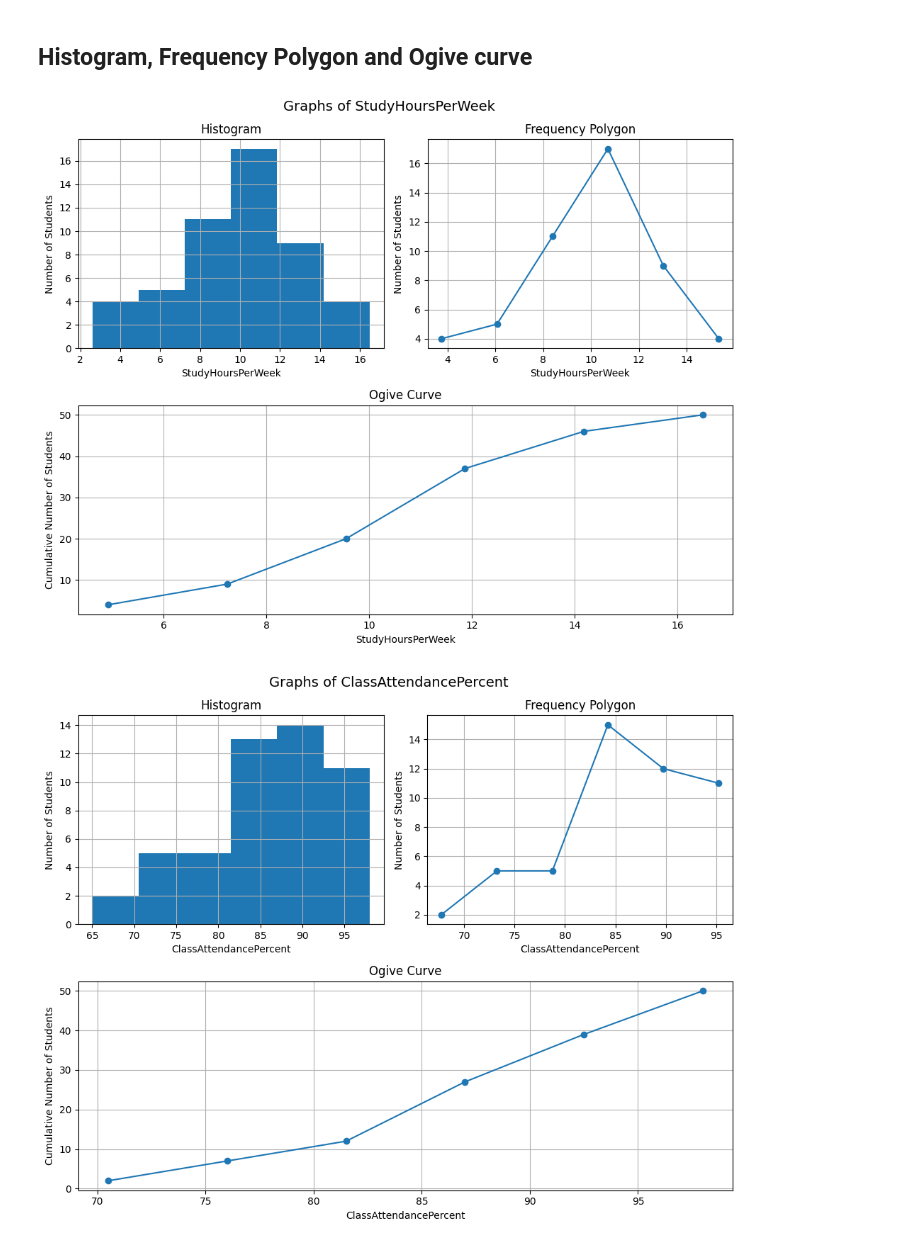
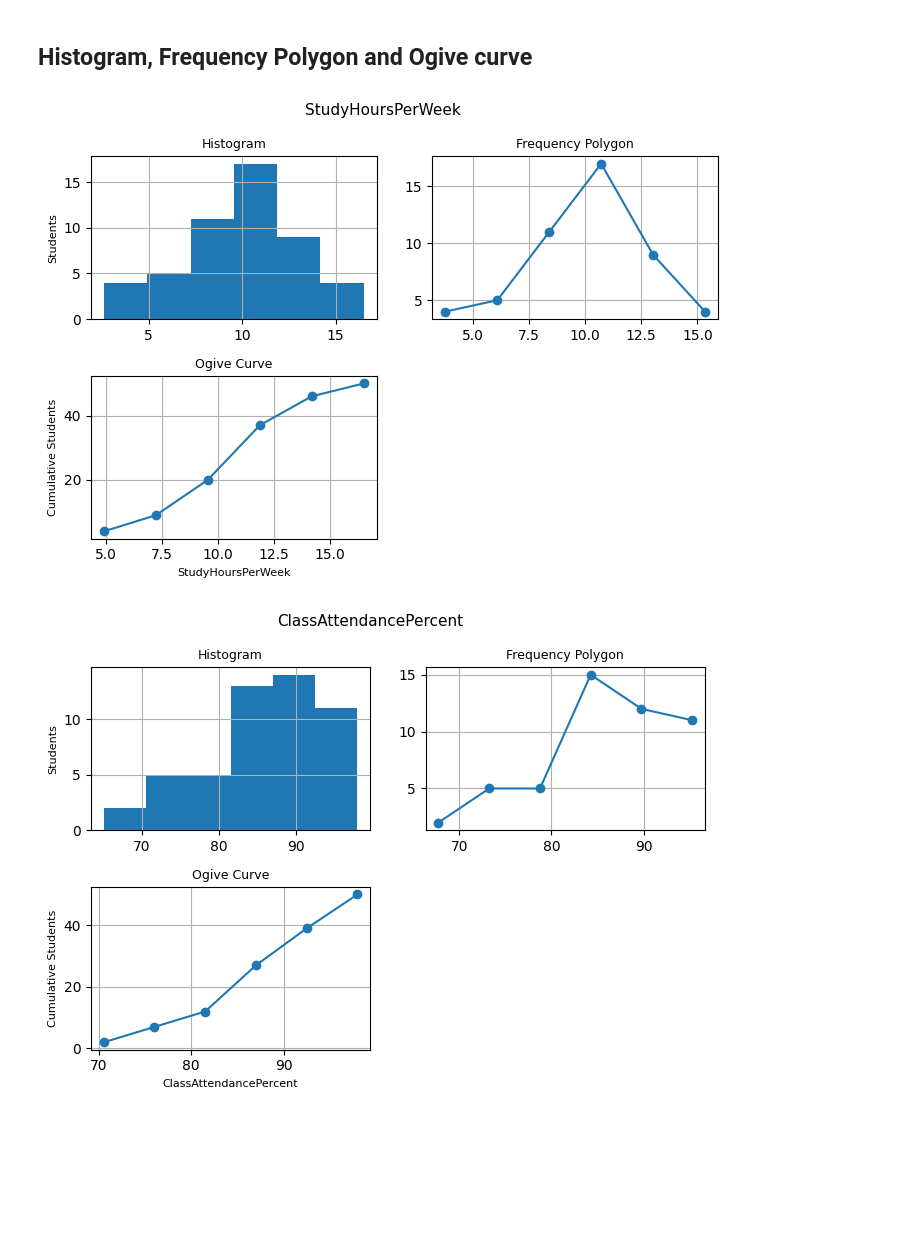
Before and after one commit to RaiyanEOF/STA201-Project, a Jupyter notebook: Sta201_Project.ipynb, the cells around one changed output. Drawn from its saved outputs; the diff is of its cells as text; code cells hidden in the pictures; blank space fills up the shorter version.

```diff
--- a/Sta201_Project.ipynb
+++ b/Sta201_Project.ipynb
@@ -225,60 +225,57 @@ df = pd.read_csv(StringIO(data), sep=r"\s+")
 variables = [
     "StudyHoursPerWeek",
     "ClassAttendancePercent",
     "PreviousGPA",
     "FinalExamScore"
 ]
 
 # =====================================
-# Graph Function (NEW LAYOUT)
+# Compact Graph Function
 # =====================================
-def draw_graphs(series, var_name, bins=6):
+def draw_compact_graphs(series, var_name, bins=6):
 
     series = series.dropna()
 
     categories = pd.cut(series, bins=bins, include_lowest=True)
     freq = categories.value_counts().sort_index()
     cum_freq = freq.cumsum()
 
     midpoints = [interval.mid for interval in freq.index]
     upper_bounds = [interval.right for interval in freq.index]
 
-    # Create layout
-    fig = plt.figure(figsize=(10,8))
+    # SMALL COMPACT FIGURE
+    fig, axs = plt.subplots(2,2, figsize=(7,5))
 
-    # Histogram (top left)
-    ax1 = plt.subplot2grid((2,2),(0,0))
-    ax1.hist(series, bins=bins)
-    ax1.set_title("Histogram")
-    ax1.set_xlabel(var_name)
-    ax1.set_ylabel("Number of Students")
-    ax1.grid(True)
+    # Histogram
+    axs[0,0].hist(series, bins=bins)
+    axs[0,0].set_title("Histogram", fontsize=9)
+    axs[0,0].set_ylabel("Students", fontsize=8)
+    axs[0,0].grid(True)
 
-    # Frequency Polygon (top right)
-    ax2 = plt.subplot2grid((2,2),(0,1))
-    ax2.plot(midpoints, freq.values, marker='o')
-    ax2.set_title("Frequency Polygon")
-    ax2.set_xlabel(var_name)
-    ax2.set_ylabel("Number of Students")
-    ax2.grid(True)
+    # Frequency Polygon
+    axs[0,1].plot(midpoints, freq.values, marker='o')
+    axs[0,1].set_title("Frequency Polygon", fontsize=9)
+    axs[0,1].grid(True)
 
-    # Ogive Curve (bottom centered)
-    ax3 = plt.subplot2grid((2,2),(1,0), colspan=2)
-    ax3.plot(upper_bounds, cum_freq.values, marker='o')
-    ax3.set_title("Ogive Curve")
-    ax3.set_xlabel(var_name)
-    ax3.set_ylabel("Cumulative Number of Students")
-    ax3.grid(True)
+    # Ogive (center bottom)
+    axs[1,0].plot(upper_bounds, cum_freq.values, marker='o')
+    axs[1,0].set_title("Ogive Curve", fontsize=9)
+    axs[1,0].set_xlabel(var_name, fontsize=8)
+    axs[1,0].set_ylabel("Cumulative Students", fontsize=8)
+    axs[1,0].grid(True)
 
-    plt.suptitle(f"Graphs of {var_name}", fontsize=14)
+    # Remove empty subplot
+    axs[1,1].axis("off")
+
+    plt.suptitle(var_name, fontsize=11)
     plt.tight_layout()
     plt.show()
 
 # =====================================
-# Generate Graphs
+# Generate Compact Graphs
 # =====================================
 for var in variables:
-    draw_graphs(df[var], var)
+    draw_compact_graphs(df[var], var)
 # %% [output]
-[figure, old version]
+[figure, new version]
-[figure, old version]
+[figure, new version]
```
Also changed, not shown: parts of 1 cell of this notebook.
